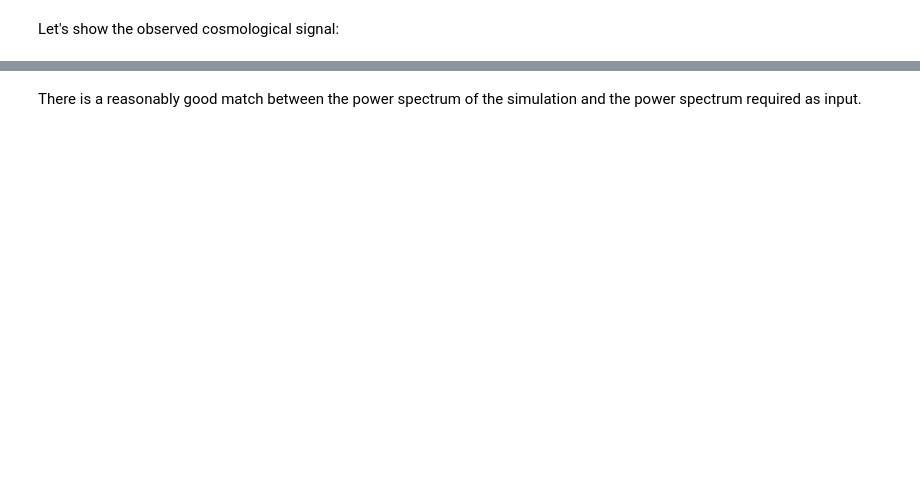
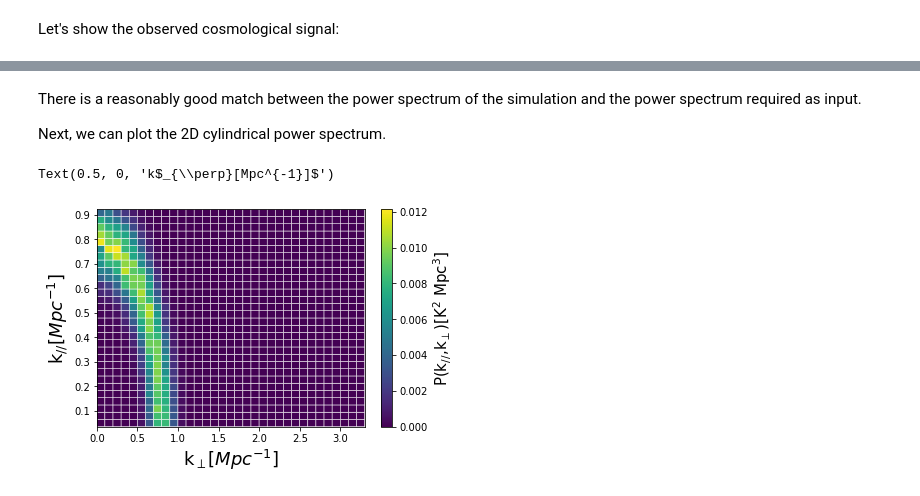
Before and after one commit to McGill-Cosmic-Dawn-Group/LIMstat, a Jupyter notebook: tutorials/tutorial_cosmo_signal.ipynb, the cells around one changed output, grey strips where cells are left out. Saved outputs shown, nothing was run; the diff lists cells and outputs as text; code cells hidden in the pictures; blank space fills up the shorter version.

```diff
--- a/tutorials/tutorial_cosmo_signal.ipynb
+++ b/tutorials/tutorial_cosmo_signal.ipynb
@@ -127,2 +243,14 @@ axes[-1].set_ylim(0.9, 1.1)
 # %% [markdown]
 There is a reasonably good match between the power spectrum of the simulation and the power spectrum required as input.
+
+Next, we can plot the 2D cylindrical power spectrum.
+# %%
+im = plt.pcolor(k_perp,k_par,ps_2D, edgecolors='w', linewidth=0.5)
+cbar = plt.colorbar(im)
+cbar.set_label(label = r'P(k$_{//}$,k$_{\perp}$)[K$^2$ Mpc$^3$]', size = 15)
+
+plt.ylabel('k$_{//}[Mpc^{-1}]$', fontsize = 18)
+plt.xlabel('k$_{\perp}[Mpc^{-1}]$', fontsize = 18)
+# %% [output]
+Text(0.5, 0, 'k$_{\\perp}[Mpc^{-1}]$')
+[figure, added]
```
Also changed, not shown: parts of 30 cells of this notebook.
